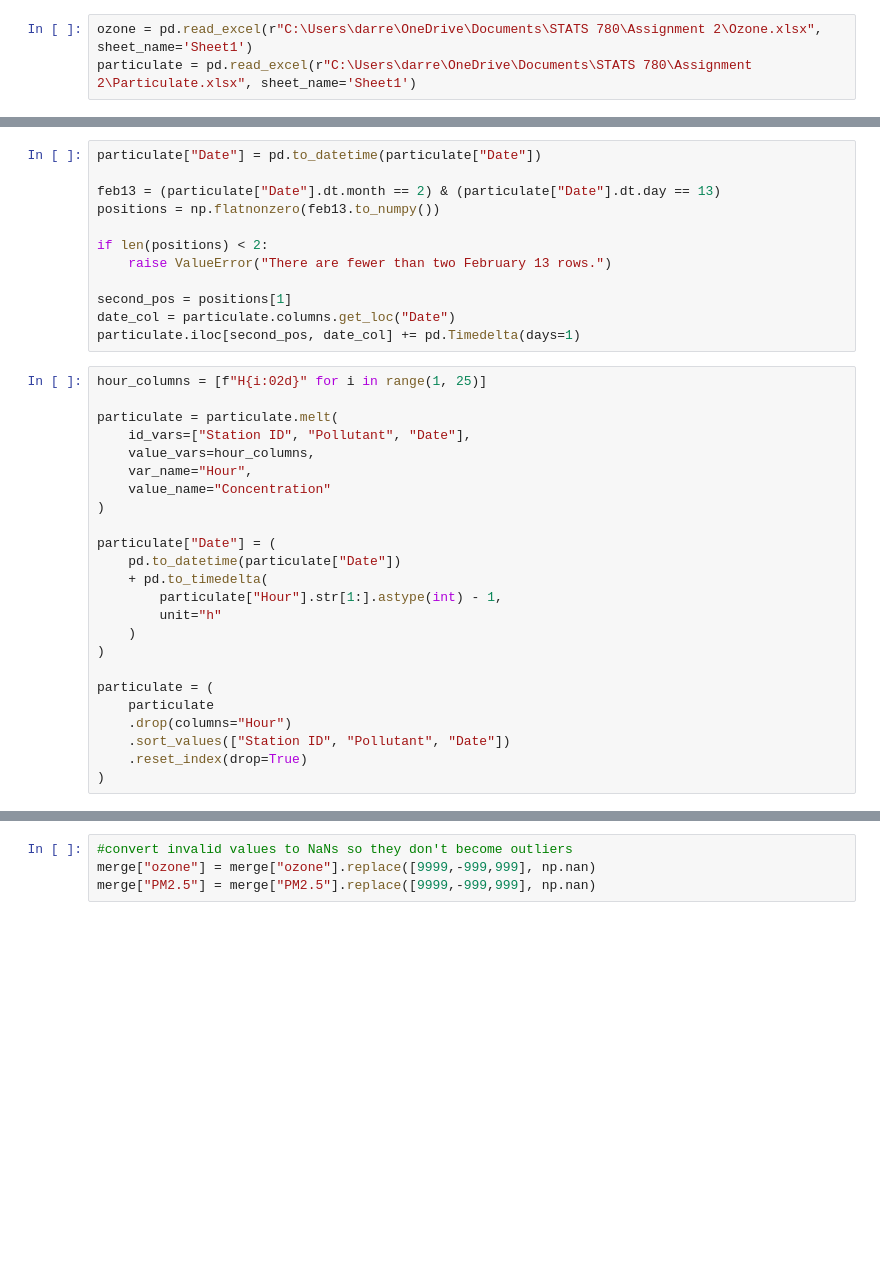
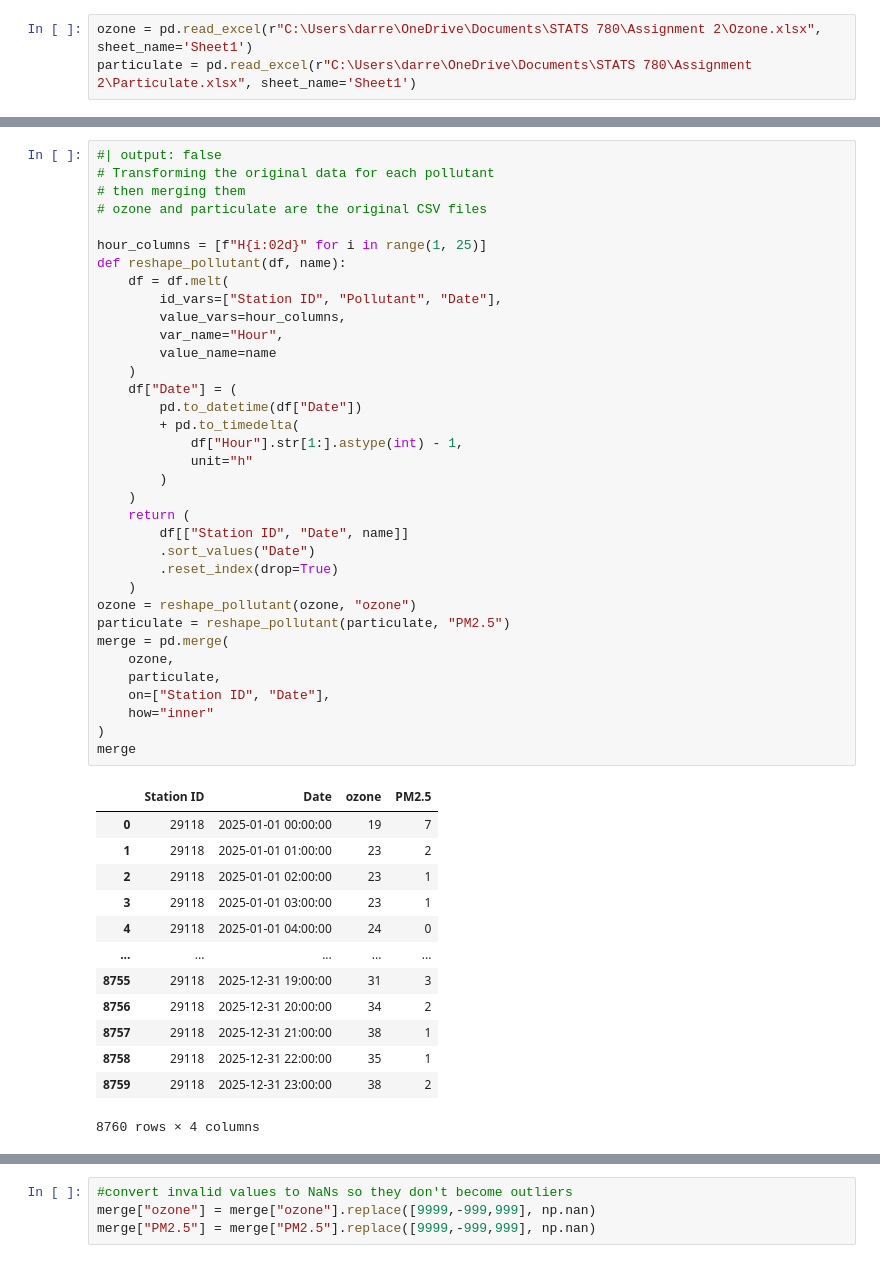
Before and after one commit to Durian20/CSE-780-Assignment-2, a Jupyter notebook: assign2.ipynb, the cells around one changed output, grey strips where cells are left out. Drawn from its saved outputs; the diff is of its cells as text; blank space fills up the shorter version.

```diff
--- a/assign2.ipynb
+++ b/assign2.ipynb
@@ -75,36 +39,49 @@ ozone.iloc[second_pos, date_col] += pd.Timedelta(days=1)
-# %%
-particulate["Date"] = pd.to_datetime(particulate["Date"])
-
-feb13 = (particulate["Date"].dt.month == 2) & (particulate["Date"].dt.day == 13)
-positions = np.flatnonzero(feb13.to_numpy())
-
-if len(positions) < 2:
-    raise ValueError("There are fewer than two February 13 rows.")
-
-second_pos = positions[1]
-date_col = particulate.columns.get_loc("Date")
-particulate.iloc[second_pos, date_col] += pd.Timedelta(days=1)
 # %%
+#| output: false
+# Transforming the original data for each pollutant
+# then merging them
+# ozone and particulate are the original CSV files
+
 hour_columns = [f"H{i:02d}" for i in range(1, 25)]
-
-particulate = particulate.melt(
-    id_vars=["Station ID", "Pollutant", "Date"],
-    value_vars=hour_columns,
-    var_name="Hour",
-    value_name="Concentration"
+def reshape_pollutant(df, name):
+    df = df.melt(
+        id_vars=["Station ID", "Pollutant", "Date"],
+        value_vars=hour_columns,
+        var_name="Hour",
+        value_name=name
+    )
+    df["Date"] = (
+        pd.to_datetime(df["Date"])
+        + pd.to_timedelta(
+            df["Hour"].str[1:].astype(int) - 1,
+            unit="h"
+        )
+    )
+    return (
+        df[["Station ID", "Date", name]]
+        .sort_values("Date")
+        .reset_index(drop=True)
+    )
+ozone = reshape_pollutant(ozone, "ozone")
+particulate = reshape_pollutant(particulate, "PM2.5")
+merge = pd.merge(
+    ozone,
+    particulate,
+    on=["Station ID", "Date"],
+    how="inner"
 )
-
-particulate["Date"] = (
-    pd.to_datetime(particulate["Date"])
-    + pd.to_timedelta(
-        particulate["Hour"].str[1:].astype(int) - 1,
-        unit="h"
-    )
-)
-
-particulate = (
-    particulate
-    .drop(columns="Hour")
-    .sort_values(["Station ID", "Pollutant", "Date"])
-    .reset_index(drop=True)
-)
+merge
+# %% [output]
+|  | Station ID | Date | ozone | PM2.5 |
+| 0 | 29118 | 2025-01-01 00:00:00 | 19 | 7 |
+| 1 | 29118 | 2025-01-01 01:00:00 | 23 | 2 |
+| 2 | 29118 | 2025-01-01 02:00:00 | 23 | 1 |
+| 3 | 29118 | 2025-01-01 03:00:00 | 23 | 1 |
+| 4 | 29118 | 2025-01-01 04:00:00 | 24 | 0 |
+| ... | ... | ... | ... | ... |
+| 8755 | 29118 | 2025-12-31 19:00:00 | 31 | 3 |
+| 8756 | 29118 | 2025-12-31 20:00:00 | 34 | 2 |
+| 8757 | 29118 | 2025-12-31 21:00:00 | 38 | 1 |
+| 8758 | 29118 | 2025-12-31 22:00:00 | 35 | 1 |
+| 8759 | 29118 | 2025-12-31 23:00:00 | 38 | 2 |
+8760 rows × 4 columns
```
Also changed, not shown: parts of 28 cells of this notebook.
